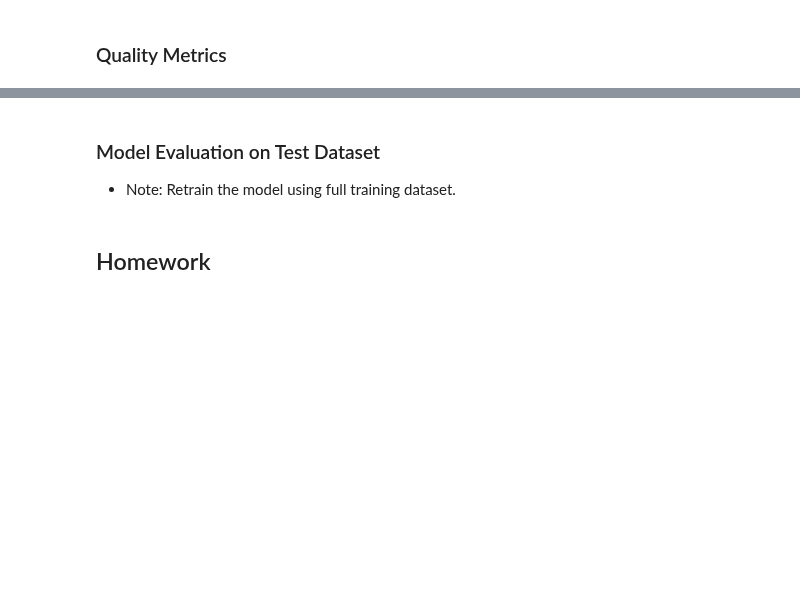
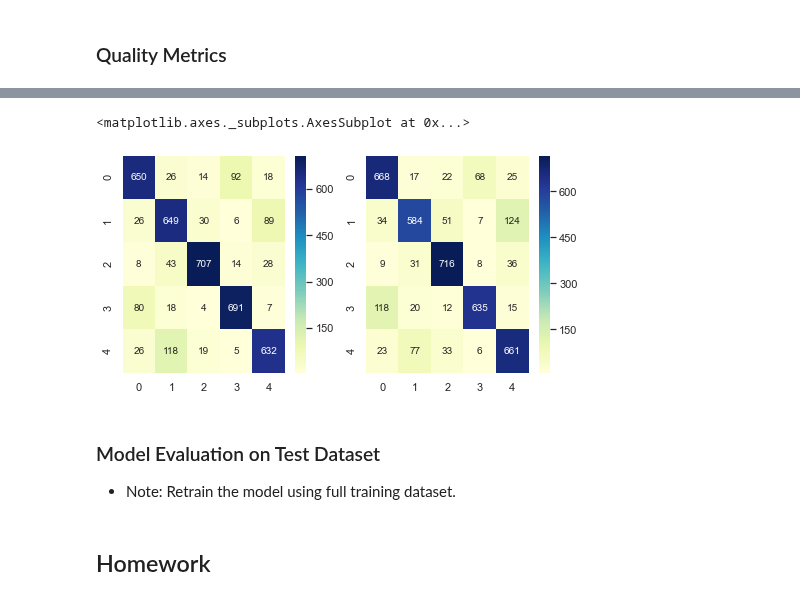
Before and after one commit to pardeep-singh/ml_classroom, a Jupyter notebook: text_classification_using_logistic_regression/consumer_complaints_classification.ipynb, the cells around one changed output, grey strips where cells are left out. Drawn from its saved outputs; the diff is of its cells as text; code cells hidden in the pictures; blank space fills up the shorter version.

```diff
--- a/text_classification_using_logistic_regression/consumer_complaints_classification.ipynb
+++ b/text_classification_using_logistic_regression/consumer_complaints_classification.ipynb
@@ -663,3 +703,26 @@ sns.heatmap(conf_matrix,
+# %%
+fig = plt.figure(figsize=plt.figaspect(0.5))
+
+# First Plot
+ax = fig.add_subplot(1, 2, 1)
+
+sns.heatmap(sklearn_conf_matrix,
+            cmap='YlGnBu',
+            annot=True,
+            fmt="d",
+            ax=ax)
+
+# Second Plot
+ax = fig.add_subplot(1, 2, 2)
+
+sns.heatmap(custom_imp_conf_matrix,
+            cmap='YlGnBu',
+            annot=True,
+            fmt="d",
+            ax=ax)
+# %% [output]
+<matplotlib.axes._subplots.AxesSubplot at 0x...>
+[figure, added]
 # %% [markdown]
 ### Model Evaluation on Test Dataset
 
```
Also changed, not shown: parts of 47 cells of this notebook.
